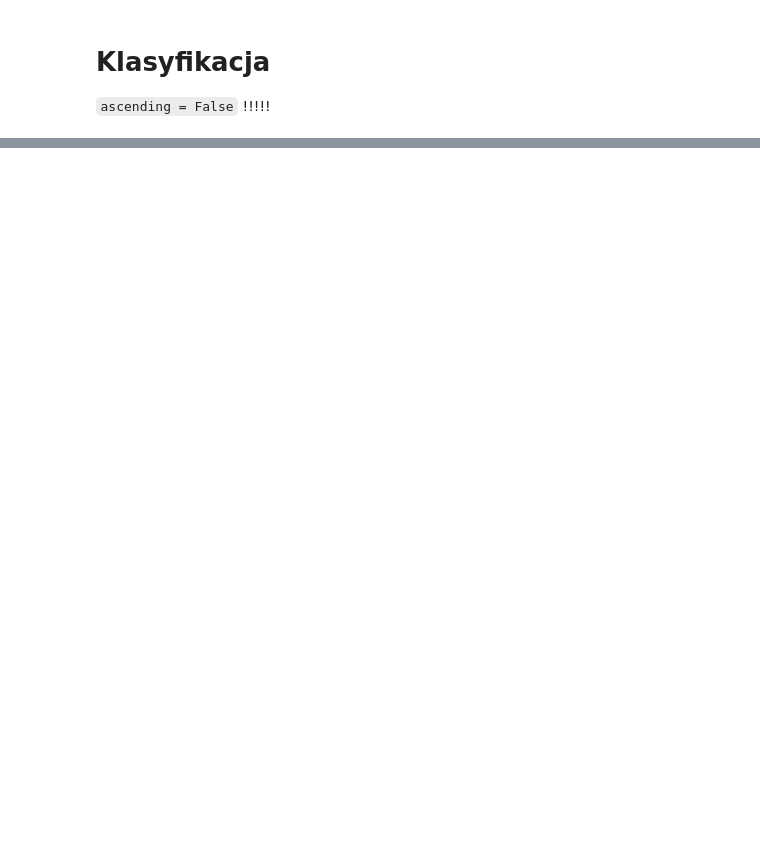
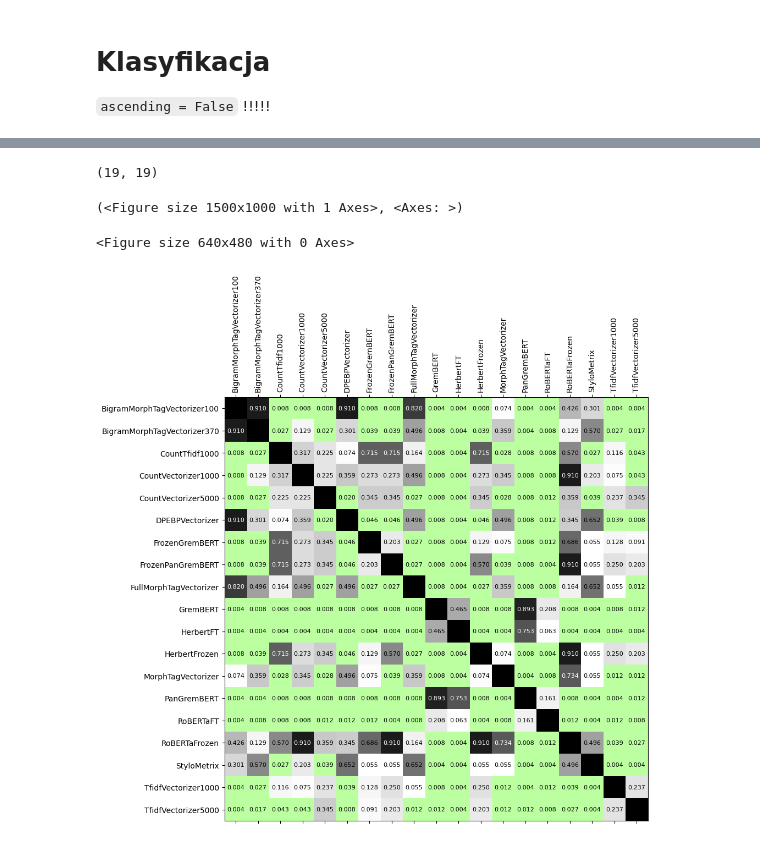
Before and after one commit to WitoldFracek/grembedding, a Jupyter notebook: notebooks/results_analysis.ipynb, the cells around one changed output, grey strips where cells are left out. Drawn from its saved outputs; the diff is of its cells as text; code cells hidden in the pictures; blank space fills up the shorter version.

```diff
--- a/notebooks/results_analysis.ipynb
+++ b/notebooks/results_analysis.ipynb
@@ -358,0 +460,15 @@ d
+# %%
+scores, vecs = get_scores(results_df, 'clustering', 'bcubed_f1')
+ranks = calculate_wilcoxon_signed_rank(scores)
+arr = np.ones((len(vecs), len(vecs)))
+print(arr.shape)
+for i, j, _, p in ranks:
+    arr[i, j] = p
+    arr[j, i] = p
+
+plot_2d_array(arr, vecs)
+# %% [output]
+(19, 19)
+(<Figure size 1500x1000 with 1 Axes>, <Axes: >)
+<Figure size 640x480 with 0 Axes>
+[figure, added]
```
Also changed, not shown: parts of 25 cells of this notebook, 3 other files.
